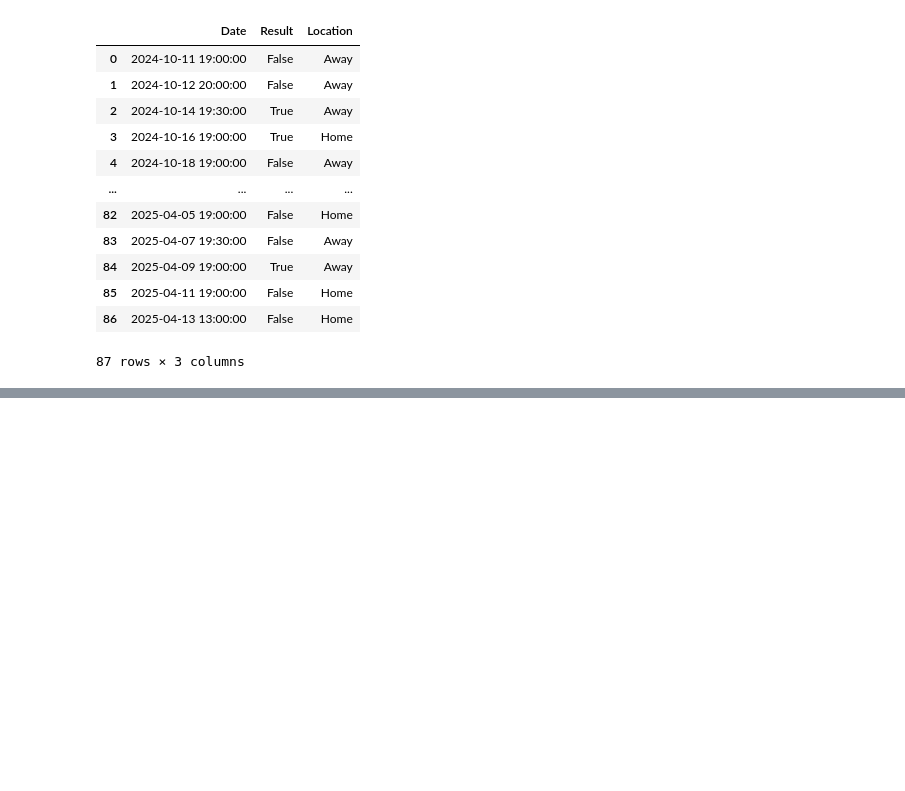
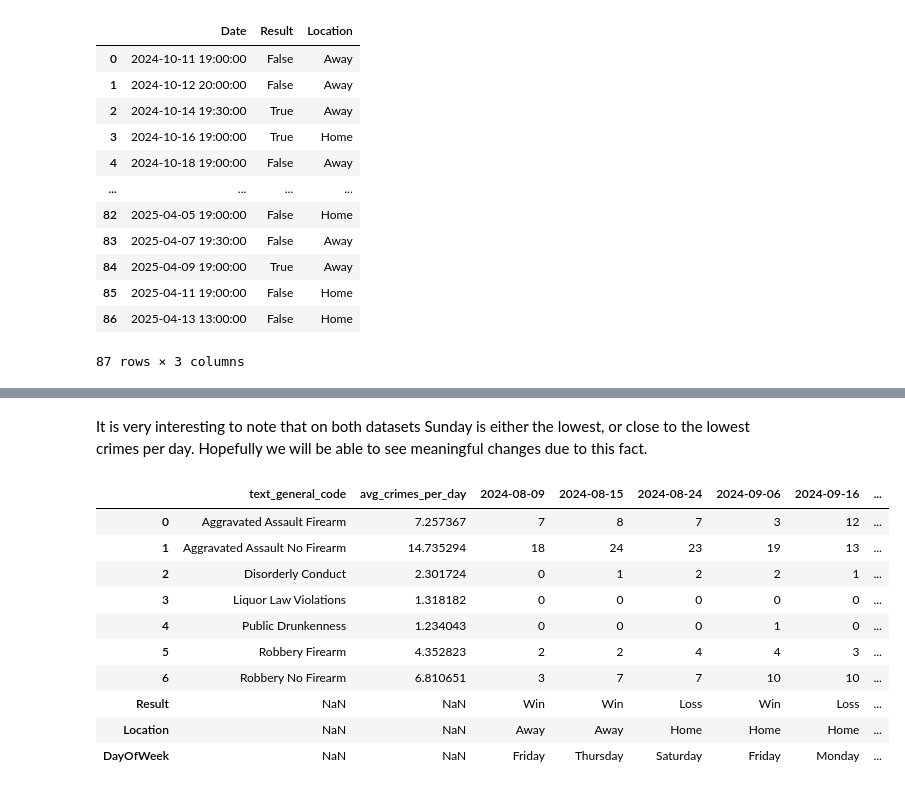
Before and after one commit to pwax1120/mcdermid_waxman_final_project, a Jupyter notebook: code/functions_file.ipynb, the cells around one changed output, grey strips where cells are left out. Cells and saved outputs as stored; diff of their text form; code cells hidden in the pictures; blank space fills up the shorter version.

```diff
--- a/code/functions_file.ipynb
+++ b/code/functions_file.ipynb
@@ -31,14 +28,12 @@ phil_test
 | 56001 | 0101000020E61000007B51794373C952C... | 3392194 | 0101000020110F00000979A3D055E95FC... | 24951806 | 35 | 2 | 2025-01-31 06:53:00+00 | ... |
 56002 rows × 18 columns
 # %%
-#game_date takes the team and year, and returns data_frame
 def nfl_game_date(year, team):
-    #load the specific year
+    # load the specific year
     df = pd.read_csv(f"{path_nfl}/Season_Scores/{year}_scores.csv")
     df = df.dropna(subset=['Date'])
 
-
-    #subsets the df to games where the team is playing
+    # subsets the df to games where the team is playing
     df_away = df[(df["AwayTeam"] == team)]
     df_home = df[(df["HomeTeam"] == team)]
 
@@ -53,21 +48,21 @@ def nfl_game_date(year, team):
     home_game_dates = pd.to_datetime(home_dates_with_year)
     away_game_dates = pd.to_datetime(away_dates_with_year)
 
-    #Gets the result of the game
+    # Gets the result of the game
     home_game_win = df_home['HomeWin'].to_list()
     away_game_win = df_away['AwayWin'].to_list()
 
-    #Convert to boolean
-    home_game_win = [bool(x) for x in home_game_win]
-    away_game_win = [bool(x) for x in away_game_win]
+    # Convert to "Win" or "Loss"
+    home_game_win = ["Win" if bool(x) else "Loss" for x in home_game_win]
+    away_game_win = ["Win" if bool(x) else "Loss" for x in away_game_win]
 
-    #Creates an away, home df, with the pairs for results and tags the Location
+    # Creates an away, home df, with the pairs for results and tags the Location
     home = pd.DataFrame(list(zip(home_game_dates, home_game_win)))
     away = pd.DataFrame(list(zip(away_game_dates, away_game_win)))
     home["Location"] = "Home"
     away["Location"] = "Away"
 
-    #puts the two together and sorts them by date
+    # Puts the two together and sorts them by date
     season = pd.concat([home, away], ignore_index=True)
     season.columns = ["Date", "Result", "Location"]
     season = season.sort_values('Date').reset_index(drop=True)
@@ -155,0 +222,9 @@ nba_game_date("76ers",2024)
+# %% [markdown]
+It is very interesting to note that on both datasets Sunday is either the lowest, or close to the lowest crimes per day. Hopefully we will be able to see meaningful changes due to this fact.
+# %%
+#Making a csv of phili 2024/25 crime
+
+philly_2024 = pd.read_csv("data/philadelphia_crime_data_2024.csv")
+philly_2025 = pd.read_csv("data/philadelphia_crime_data_2025.csv")
+
+philly_crime_24_25 = pd.concat([philly_2024, philly_2025], ignore_index=True)
@@ -155,0 +310,15 @@ nba_game_date("76ers",2024)
+# %%
+with pd.option_context('display.max_columns', None):
+    display(eagles_crimes_full)
+# %% [output]
+|  | text_general_code | avg_crimes_per_day | 2024-08-09 | 2024-08-15 | 2024-08-24 | 2024-09-06 | 2024-09-16 | ... |
+| 0 | Aggravated Assault Firearm | 7.257367 | 7 | 8 | 7 | 3 | 12 | ... |
+| 1 | Aggravated Assault No Firearm | 14.735294 | 18 | 24 | 23 | 19 | 13 | ... |
+| 2 | Disorderly Conduct | 2.301724 | 0 | 1 | 2 | 2 | 1 | ... |
+| 3 | Liquor Law Violations | 1.318182 | 0 | 0 | 0 | 0 | 0 | ... |
+| 4 | Public Drunkenness | 1.234043 | 0 | 0 | 0 | 1 | 0 | ... |
+| 5 | Robbery Firearm | 4.352823 | 2 | 2 | 4 | 4 | 3 | ... |
+| 6 | Robbery No Firearm | 6.810651 | 3 | 7 | 7 | 10 | 10 | ... |
+| Result | NaN | NaN | Win | Win | Loss | Win | Loss | ... |
+| Location | NaN | NaN | Away | Away | Home | Home | Home | ... |
+| DayOfWeek | NaN | NaN | Friday | Thursday | Saturday | Friday | Monday | ... |
```
Also changed, not shown: parts of 10 cells of this notebook, 1 other file.
